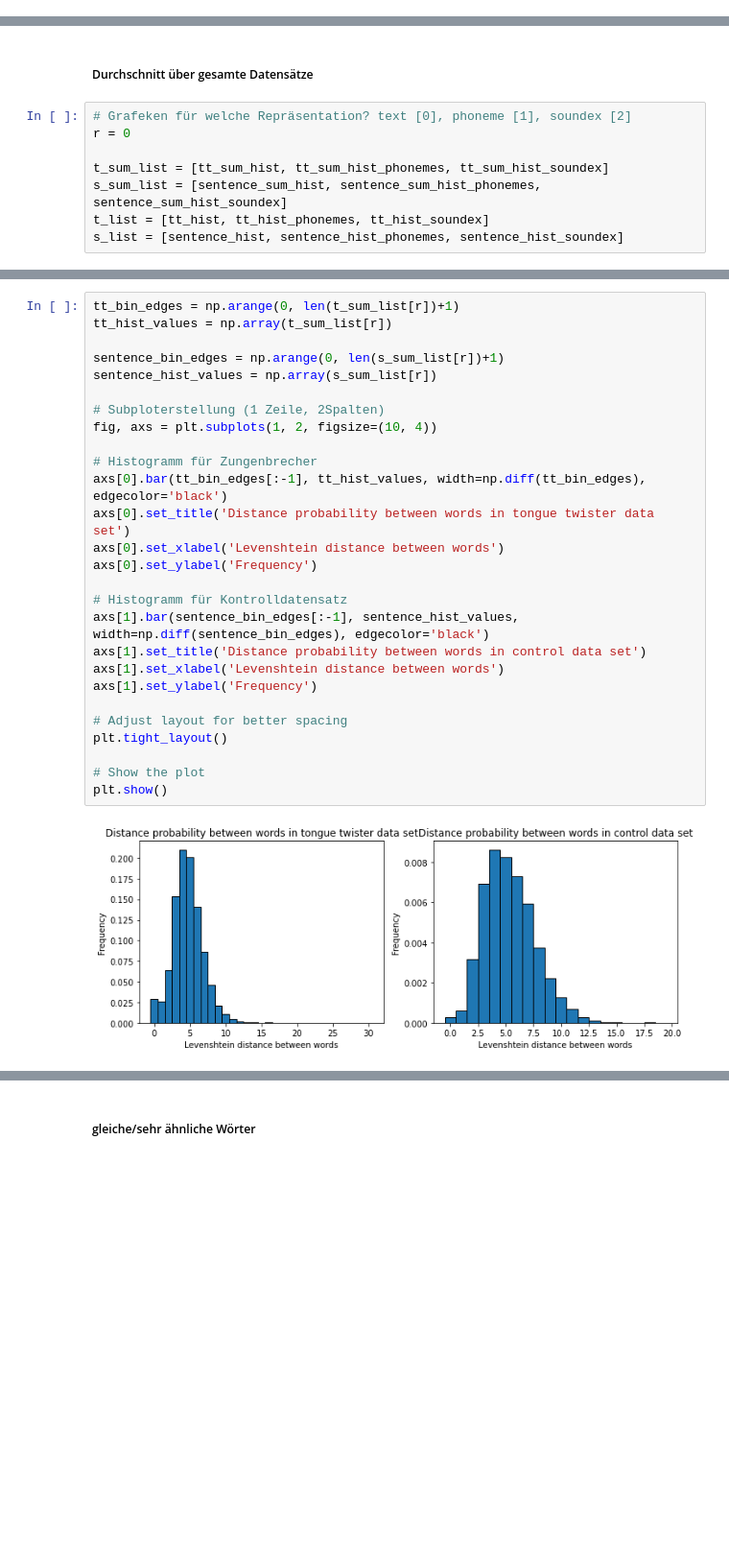
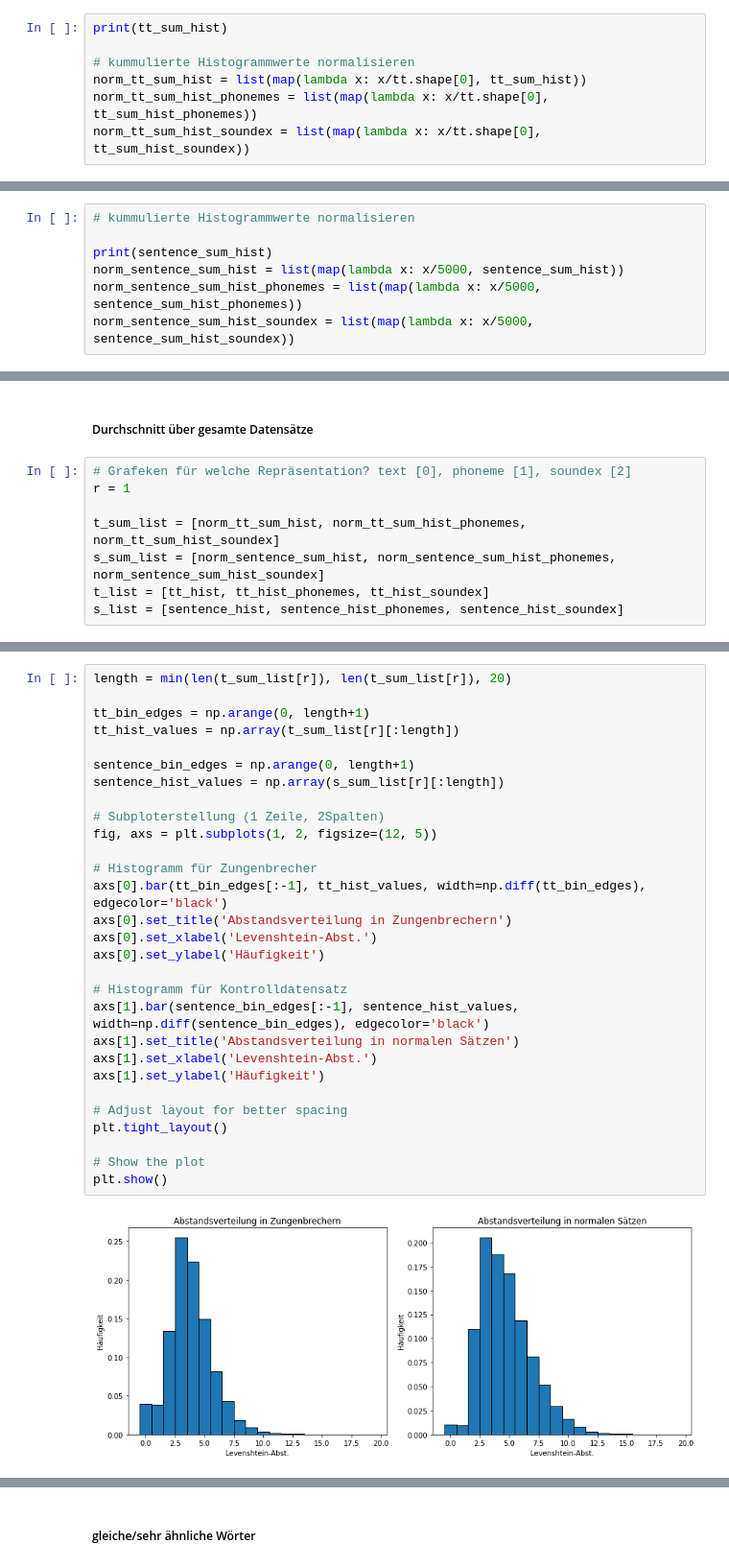
Before and after one commit to albertokoeselmunoz/tongue_twisters, a Jupyter notebook: distances.ipynb, the cells around one changed output, grey strips where cells are left out. Shown at 96% size. Cells and saved outputs as stored; diff of their text form; blank space fills up the shorter version.

```diff
--- a/distances.ipynb
+++ b/distances.ipynb
@@ -277,0 +291,7 @@ tt_sum_hist_soundex = list(map(lambda x: x/tt.shape[0], tt_sum_hist_soundex))
+# %%
+print(tt_sum_hist)
+
+# kummulierte Histogrammwerte normalisieren
+norm_tt_sum_hist = list(map(lambda x: x/tt.shape[0], tt_sum_hist))
+norm_tt_sum_hist_phonemes = list(map(lambda x: x/tt.shape[0], tt_sum_hist_phonemes))
+norm_tt_sum_hist_soundex = list(map(lambda x: x/tt.shape[0], tt_sum_hist_soundex))
@@ -277,0 +363,7 @@ tt_sum_hist_soundex = list(map(lambda x: x/tt.shape[0], tt_sum_hist_soundex))
+# %%
+# kummulierte Histogrammwerte normalisieren
+
+print(sentence_sum_hist)
+norm_sentence_sum_hist = list(map(lambda x: x/5000, sentence_sum_hist))
+norm_sentence_sum_hist_phonemes = list(map(lambda x: x/5000, sentence_sum_hist_phonemes))
+norm_sentence_sum_hist_soundex = list(map(lambda x: x/5000, sentence_sum_hist_soundex))
@@ -334,9 +377,9 @@ print(sentence_sum_hist)
 ##### Durchschnitt über gesamte Datensätze
 # %%
 # Grafeken für welche Repräsentation? text [0], phoneme [1], soundex [2]
-r = 0
+r = 1
 
-t_sum_list = [tt_sum_hist, tt_sum_hist_phonemes, tt_sum_hist_soundex]
-s_sum_list = [sentence_sum_hist, sentence_sum_hist_phonemes, sentence_sum_hist_soundex]
+t_sum_list = [norm_tt_sum_hist, norm_tt_sum_hist_phonemes, norm_tt_sum_hist_soundex]
+s_sum_list = [norm_sentence_sum_hist, norm_sentence_sum_hist_phonemes, norm_sentence_sum_hist_soundex]
 t_list = [tt_hist, tt_hist_phonemes, tt_hist_soundex]
 s_list = [sentence_hist, sentence_hist_phonemes, sentence_hist_soundex]
@@ -343,30 +392,32 @@ s_list = [sentence_hist, sentence_hist_phonemes, sentence_hist_soundex]
 # %%
-tt_bin_edges = np.arange(0, len(t_sum_list[r])+1)
-tt_hist_values = np.array(t_sum_list[r])
+length = min(len(t_sum_list[r]), len(t_sum_list[r]), 20)
 
-sentence_bin_edges = np.arange(0, len(s_sum_list[r])+1)
-sentence_hist_values = np.array(s_sum_list[r])
+tt_bin_edges = np.arange(0, length+1)
+tt_hist_values = np.array(t_sum_list[r][:length])
+
+sentence_bin_edges = np.arange(0, length+1)
+sentence_hist_values = np.array(s_sum_list[r][:length])
 
 # Subploterstellung (1 Zeile, 2Spalten)
-fig, axs = plt.subplots(1, 2, figsize=(10, 4))
+fig, axs = plt.subplots(1, 2, figsize=(12, 5))
 
 # Histogramm für Zungenbrecher
 axs[0].bar(tt_bin_edges[:-1], tt_hist_values, width=np.diff(tt_bin_edges), edgecolor='black')
-axs[0].set_title('Distance probability between words in tongue twister data set')
-axs[0].set_xlabel('Levenshtein distance between words')
-axs[0].set_ylabel('Frequency')
+axs[0].set_title('Abstandsverteilung in Zungenbrechern')
+axs[0].set_xlabel('Levenshtein-Abst.')
+axs[0].set_ylabel('Häufigkeit')
 
 # Histogramm für Kontrolldatensatz
 axs[1].bar(sentence_bin_edges[:-1], sentence_hist_values, width=np.diff(sentence_bin_edges), edgecolor='black')
-axs[1].set_title('Distance probability between words in control data set')
-axs[1].set_xlabel('Levenshtein distance between words')
-axs[1].set_ylabel('Frequency')
+axs[1].set_title('Abstandsverteilung in normalen Sätzen')
+axs[1].set_xlabel('Levenshtein-Abst.')
+axs[1].set_ylabel('Häufigkeit')
 
 # Adjust layout for better spacing
 plt.tight_layout()
 
 # Show the plot
 plt.show()
 # %% [output]
-[figure, old version]
+[figure, new version]
 # %%
```
Also changed, not shown: parts of 18 cells of this notebook.
